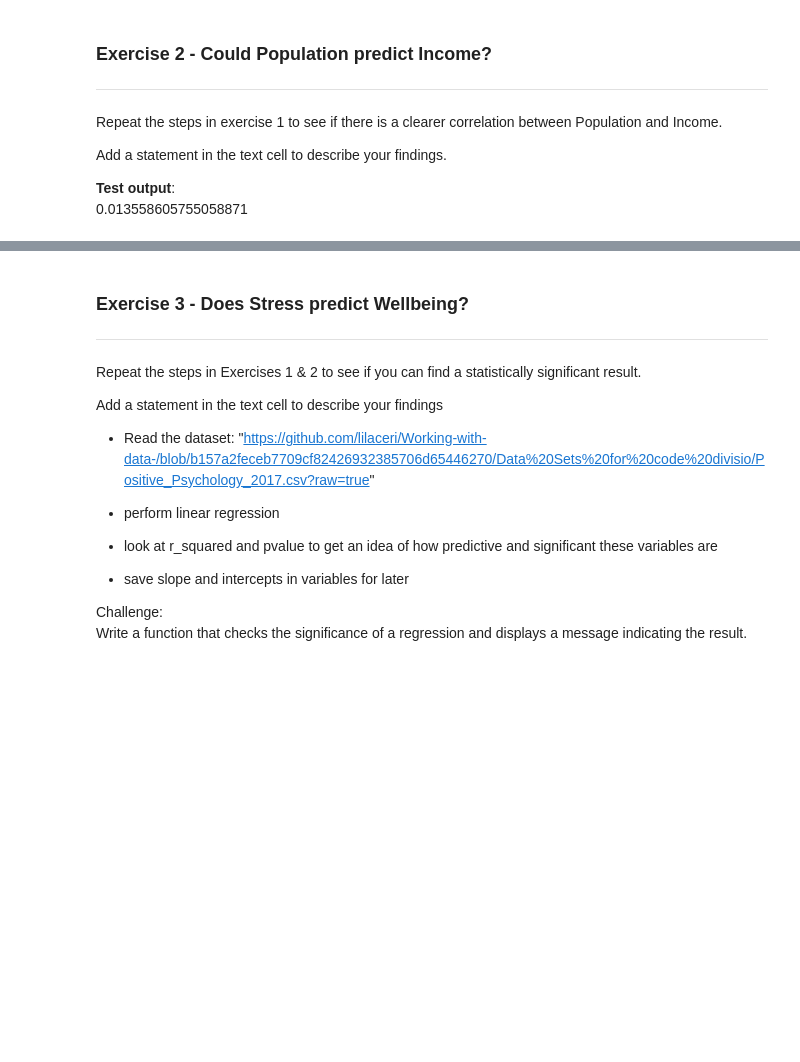
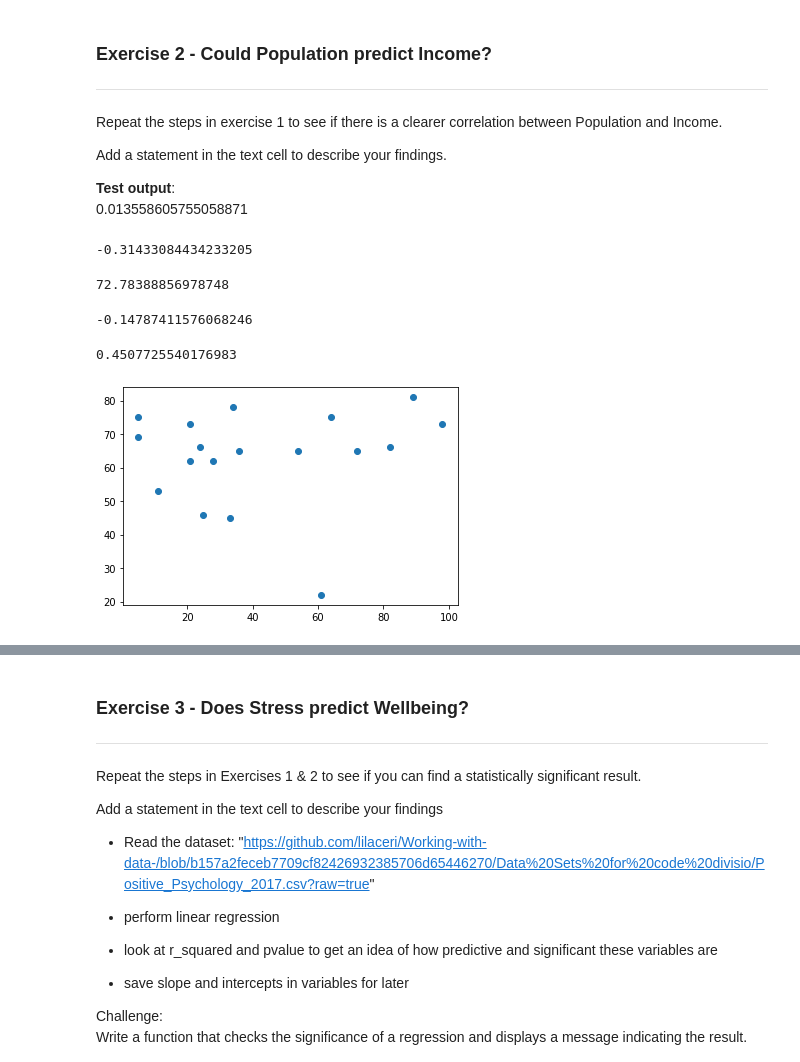
Before and after one commit to Jojomaque/DataScience, a Jupyter notebook: Jojo_Correlation_and_visualisation.ipynb, the cells around one changed output, grey strips where cells are left out. Cells and saved outputs as stored; diff of their text form; code cells hidden in the pictures; blank space fills up the shorter version.

```diff
--- a/Jojo_Correlation_and_visualisation.ipynb
+++ b/Jojo_Correlation_and_visualisation.ipynb
@@ -107,3 +140,34 @@ Add a statement in the text cell to describe your findings.
 
 **Test output**:
 0.013558605755058871
+# %%
+import pandas as pd
+from scipy.stats import linregress
+import matplotlib.pyplot as plt
+
+url="https://github.com/futureCodersSE/working-with-data/blob/main/Data%20sets/Income-Data.xlsx?raw=true"
+county_level_df = pd.read_excel(url, sheet_name = "county-level")
+county_level_df.head()
+# complete the lines of code (reference the instructions above)
+x = county_level_df['Population']
+y = county_level_df['Income']
+# regression = linregress(x,y)
+# display(regression)
+# # display the slope
+display(regression.slope)
+# # display the intercept
+display(regression.intercept)
+# # display the r value
+display(regression.rvalue)
+rsqu = regression.rvalue **2
+display(r_sq)
+plt.scatter(x, y)
+plt.show()
+
+#This is a weak positive correlation
+# %% [output]
+-0.31433084434233205
+72.78388856978748
+-0.14787411576068246
+0.4507725540176983
+[figure, added]
```
Also changed, not shown: parts of 10 cells of this notebook.
